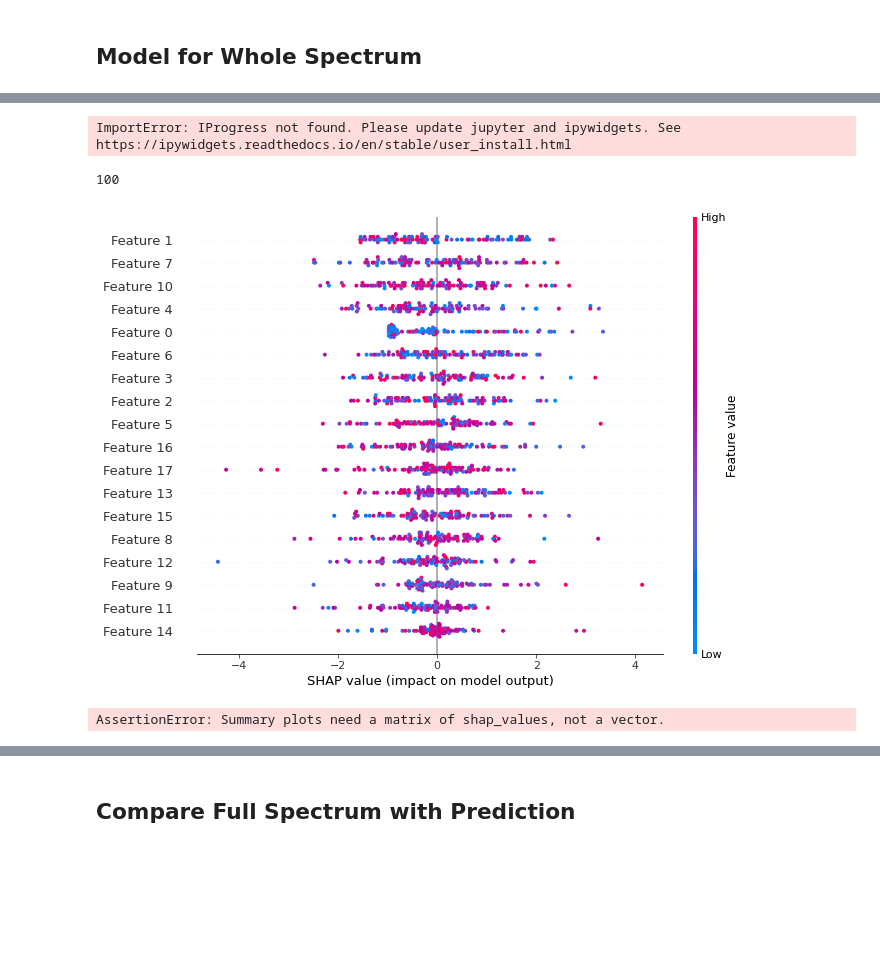
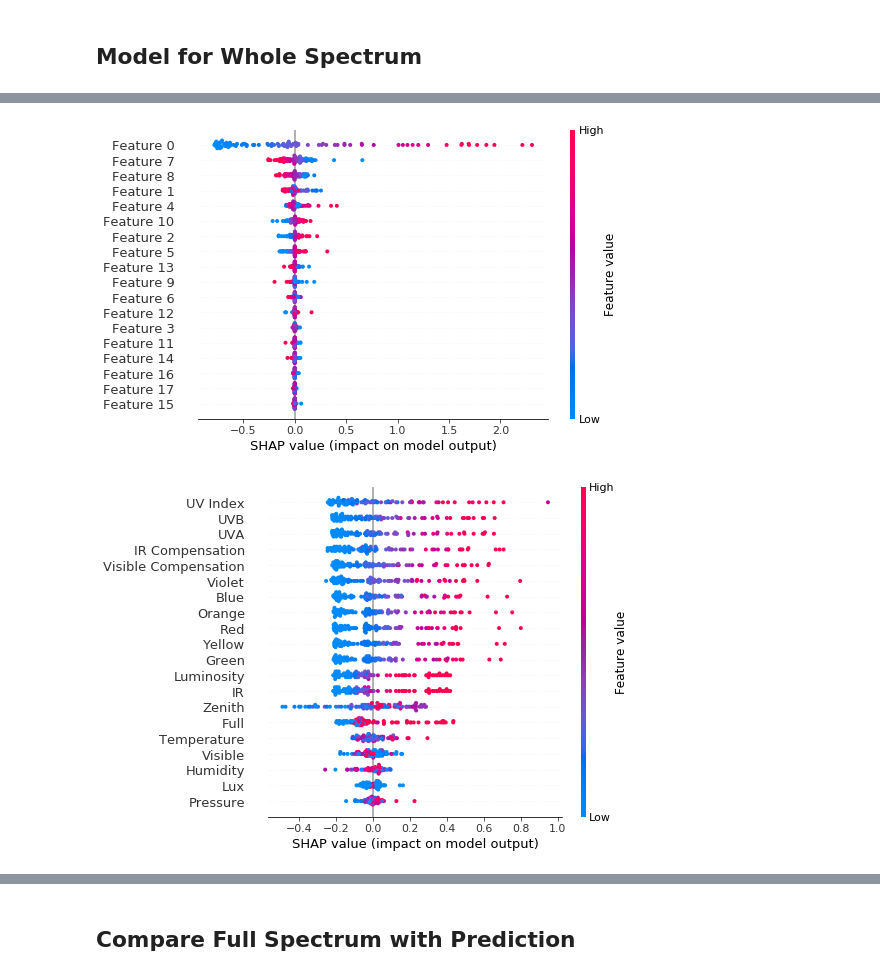
Before and after one commit to yichigo/Light-Sensors-Calibration, a Jupyter notebook: model_MLP_whole.ipynb, the cells around one changed output, grey strips where cells are left out. Drawn from its saved outputs; the diff is of its cells as text; code cells hidden in the pictures; blank space fills up the shorter version.

```diff
--- a/model_MLP_whole.ipynb
+++ b/model_MLP_whole.ipynb
@@ -38,7 +39,7 @@ cheap_node_list = ['001e063059c2', '001e06305a61', '001e06305a6c', '001e06318cd1
                    '001e06323a05', '001e06305a57', '001e06305a6b', '001e06318c28',
                    '001e063239e3', '001e06323a12']
 
-cheap_node_id = '001e06305a6b'
+cheap_node_id = '001e06305a61'#'001e06305a6b'
 node_id = '10004098'
 gps_node_id = '001e0610c2e9'
 dir_out = '../figures/' + cheap_node_id + '/'
@@ -294,9 +296,9 @@ if not os.path.exists(dir_model):
 fn_model = dir_model + 'MLP_whole' + structure + '.sav'
 pickle.dump(regr, open(fn_model, 'wb'))
 # %%
-#dir_model = '../models/' + cheap_node_id + '/'  + 'whole/'
-#fn_model = dir_model + 'MLP_whole' + structure + '.sav'
-#regr = pickle.load(open(fn_model, 'rb'))
+dir_model = '../models/' + cheap_node_id + '/'  + 'whole/'
+fn_model = dir_model + 'MLP_whole' + structure + '.sav'
+regr = pickle.load(open(fn_model, 'rb'))
 # %%
 from sklearn.metrics import r2_score
 
@@ -410,9 +415,8 @@ plt.savefig(dir_out + 'whole' + '/MLP_R2' + structure + '.png')
 # %%
 # Create object that can calculate shap values
 num_shap = 100
-X_sample = shap.sample(X_test_scaled_DR_scaled, 100)
-explainer = shap.KernelExplainer(regr.predict, X_sample)
+explainer = shap.KernelExplainer(regr.predict, X_train_scaled_DR_scaled[:num_shap])
 # Calculate shap_values
-shap_values = explainer.shap_values(X_sample)
-shap_values
+shap_values_DR_multi = explainer.shap_values(X_train_scaled_DR_scaled[:num_shap])
+shap_values_DR = np.mean(shap_values_DR_multi, axis = 0)
 # %% [output]
@@ -420,39 +424,26 @@ ImportError: IProgress not found. Please update jupyter and ipywidgets. See http
-# %%
-# Create object that can calculate shap values
-num_shap = 10
-explainer = shap.KernelExplainer(regr.predict, X_train_scaled_DR_scaled[:num_shap])
-# Calculate shap_values
-shap_values = explainer.shap_values(X_train_scaled_DR_scaled[:num_shap])
-shap_values
-# %% [output]
-ImportError: IProgress not found. Please update jupyter and ipywidgets. See https://ipywidgets.readthedocs.io/en/stable/user_install.html
-# %%
-len(shap_values)
-# %% [output]
-100
 # %%
 # plot
 max_display = n_components
-shap.summary_plot(shap_values, X_train_scaled_DR_scaled,
-                  plot_size=(10,max_display/2.5),#'auto'
+shap.summary_plot(shap_values_DR, X_train_scaled_DR_scaled[:num_shap],
+                  plot_size=(8,max_display/3.5),#'auto'
                   max_display = max_display,
                   show=False,
-                  plot_type = 'dot'
                  )
 plt.tight_layout()
-# plt.savefig(dir_out + 'whole' + '/MLP_shap_whole' + structure + '.png')
+plt.savefig(dir_out + 'whole' + '/MLP_shap' + DR + '_whole' + structure + '.png')
 # %% [output]
-[figure, old version]
+[figure, new version]
 # %%
 # plot
-max_display = n_components
-shap.summary_plot(np.mean(shap_values, axis = 0), X_train_scaled_DR_scaled[:num_shap],
-                  plot_size=(10,max_display/2.5),#'auto'
+max_display = num_features
+shap_values = pca.inverse_transform(shap_values_DR)
+shap.summary_plot(shap_values, X_train_scaled[:num_shap],
+                  feature_names = features,
+                  plot_size=(8,max_display/3.5),#'auto'
                   max_display = max_display,
-                  show=False,
-                  plot_type = 'dot'
+                  show=False
                  )
 plt.tight_layout()
-# plt.savefig(dir_out + 'whole' + '/MLP_shap_whole' + structure + '.png')
+plt.savefig(dir_out + 'whole' + '/MLP_shap_'+ 'whole' +structure+'.png')
 # %% [output]
-AssertionError: Summary plots need a matrix of shap_values, not a vector.
+[figure, added]
```
Also changed, not shown: parts of 29 cells of this notebook, 9 other files.
